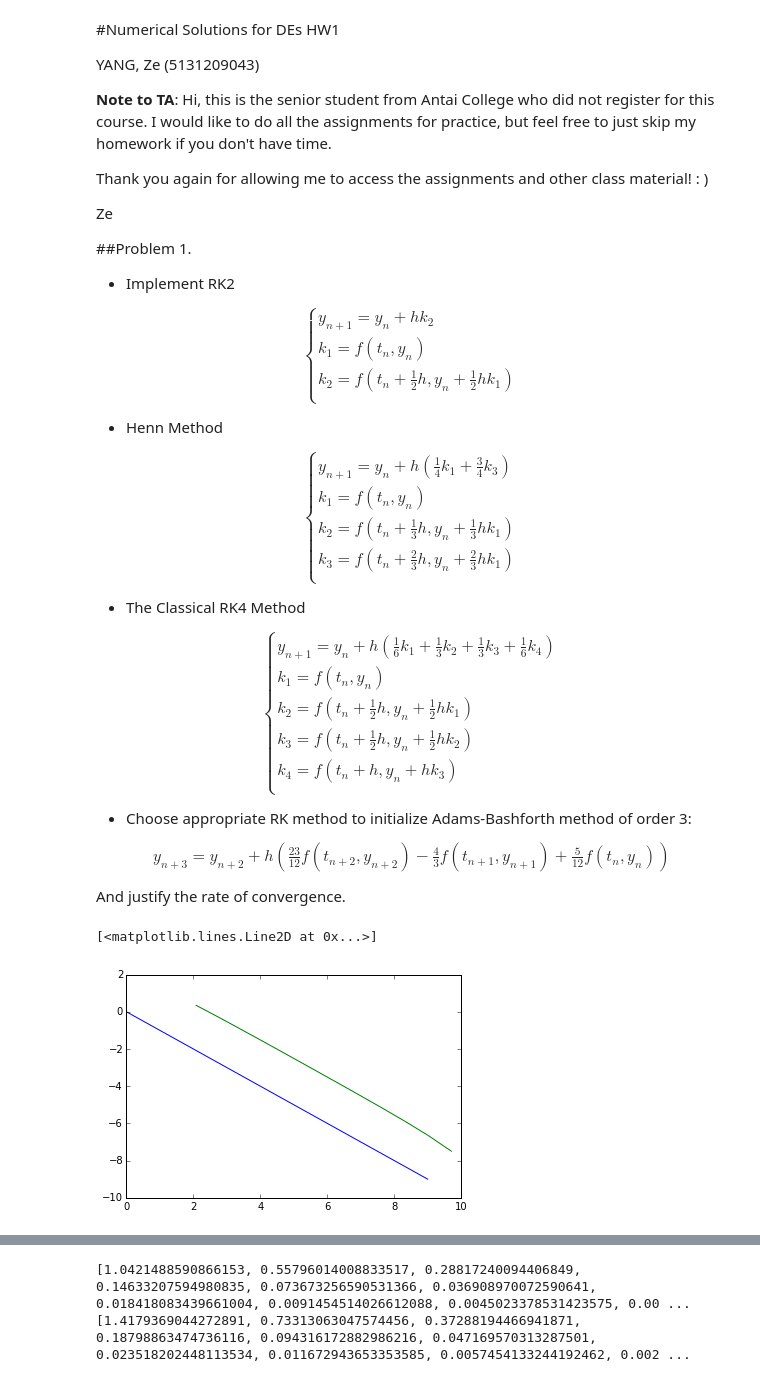
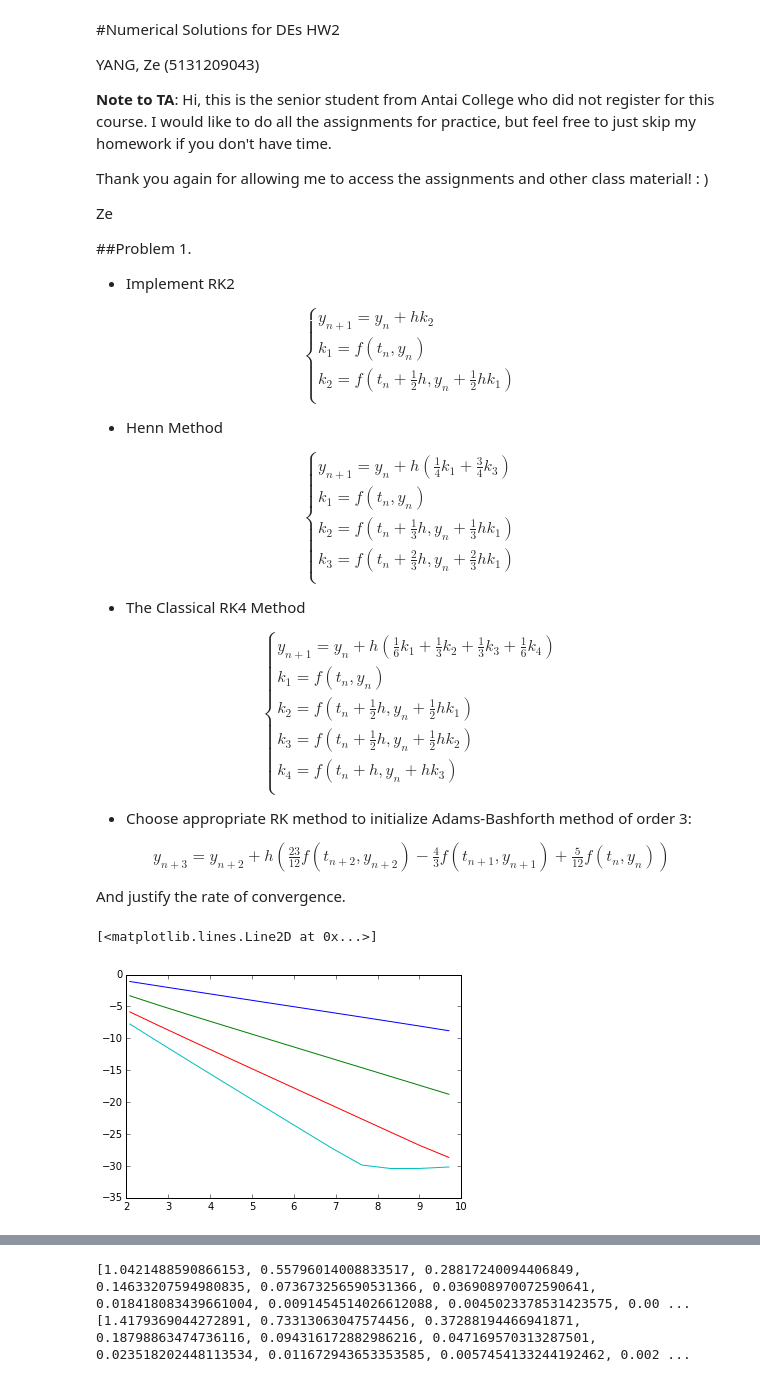
Before and after one commit to zedyang/Math-Notes, a Jupyter notebook: numerical methods for DEs/HW2.ipynb, the cells around one changed output, grey strips where cells are left out. Saved outputs shown, nothing was run; the diff lists cells and outputs as text; code cells hidden in the pictures.

```diff
--- a/numerical methods for DEs/HW2.ipynb
+++ b/numerical methods for DEs/HW2.ipynb
@@ -1,5 +1,5 @@
 # %% [markdown]
-#Numerical Solutions for DEs HW1
+#Numerical Solutions for DEs HW2
 
 YANG, Ze (5131209043)
 
@@ -166,8 +199,14 @@ def rk4():
 # %%
-nks ,errs, t_elapsed = err_est(rk2, test_cases[6], 12, t0, t1, y0)
+nks ,errs, t_elapsed = err_est(explicit_euler_solve, test_cases[6], 12, t0, t1, y0)
+nks2 ,errs2, t_elapsed2 = err_est(rk2, test_cases[6], 12, t0, t1, y0)
+nks3 ,errs3, t_elapsed3 = err_est(henn_rk3, test_cases[6], 12, t0, t1, y0)
+nks4 ,errs4, t_elapsed4 = err_est(rk4, test_cases[6], 12, t0, t1, y0)
 #plt.plot( ,errs)
-plt.plot(range(10) ,-np.array(range(10)))
+#plt.plot(range(10) ,-np.array(range(10)))
 plt.plot(np.log(nks) ,np.log(errs))
+plt.plot(np.log(nks2) ,np.log(errs2))
+plt.plot(np.log(nks3) ,np.log(errs3))
+plt.plot(np.log(nks4) ,np.log(errs4))
 # %% [output]
 [<matplotlib.lines.Line2D at 0x...>]
-[figure, old version]
+[figure, new version]
```
Also changed, not shown: parts of 7 cells of this notebook.
